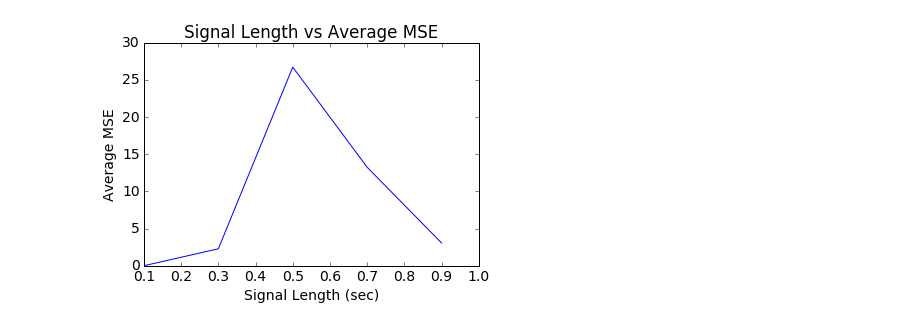
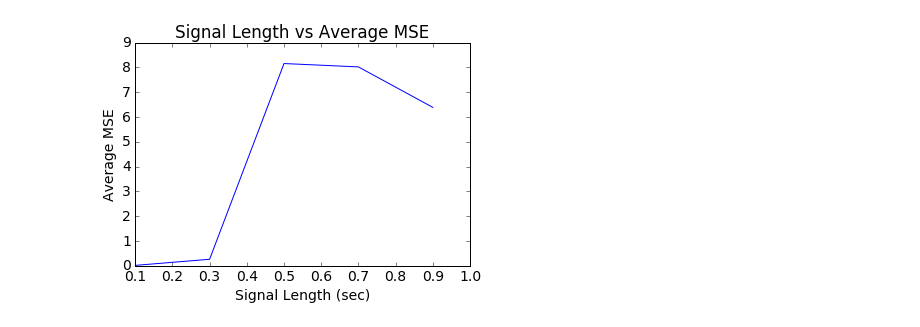
Before and after one commit to arjung128/denoising-gravitational-waves, a Jupyter notebook: Recurrent_Neural_Network_Signal_Length.ipynb, the cells around one changed output. Saved outputs shown, nothing was run; the diff lists cells and outputs as text; code cells hidden in the pictures.

```diff
--- a/Recurrent_Neural_Network_Signal_Length.ipynb
+++ b/Recurrent_Neural_Network_Signal_Length.ipynb
@@ -259,12 +277,12 @@ A Sample of the Results:
 ... (22 outputs left out)
 # %%
 t_three = [0.1, 0.3, 0.5, 0.7, 0.9]
-average_mse = [0.013155437231953676, 2.2850728319701097, 26.703715177516365, 13.245139454906527, 3.0714343588754209]
+average_mse = [0.016491416935674481, 0.26374004536631823, 8.1556739407224885, 8.0203883887438465, 6.3885430394899263]
 plt.plot(t_three, average_mse)
 plt.title("Signal Length vs Average MSE")
 plt.xlabel("Signal Length (sec)")
 plt.ylabel("Average MSE")
 plt.rcParams.update({'font.size': 14})
 plt.show()
 # %% [output]
-[figure, old version]
+[figure, new version]
```
Also changed, not shown: parts of 3 cells of this notebook.
